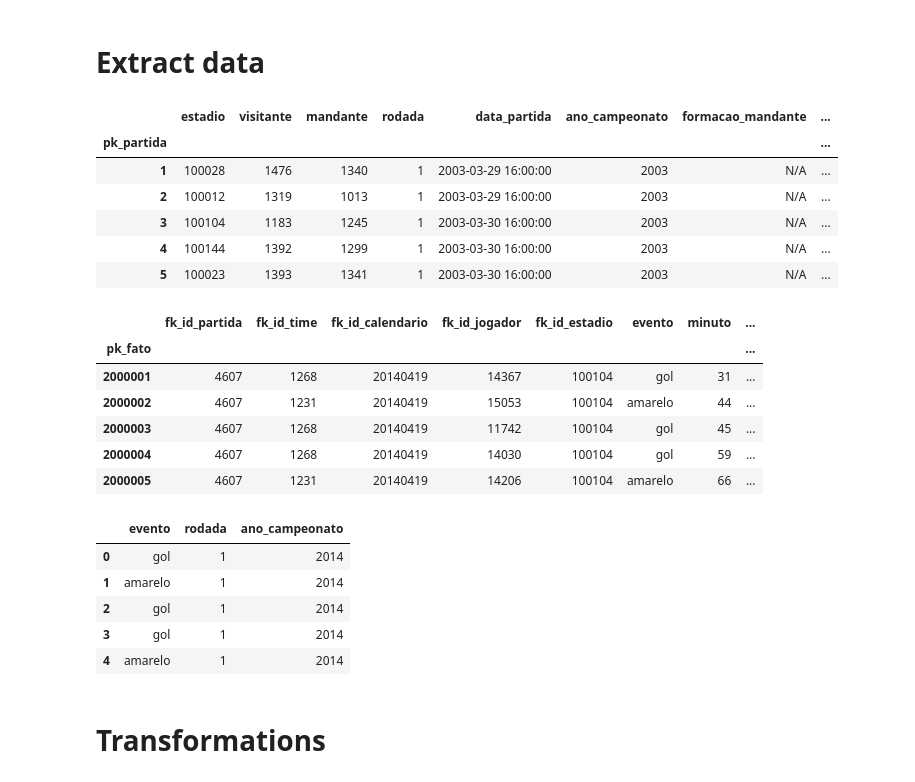
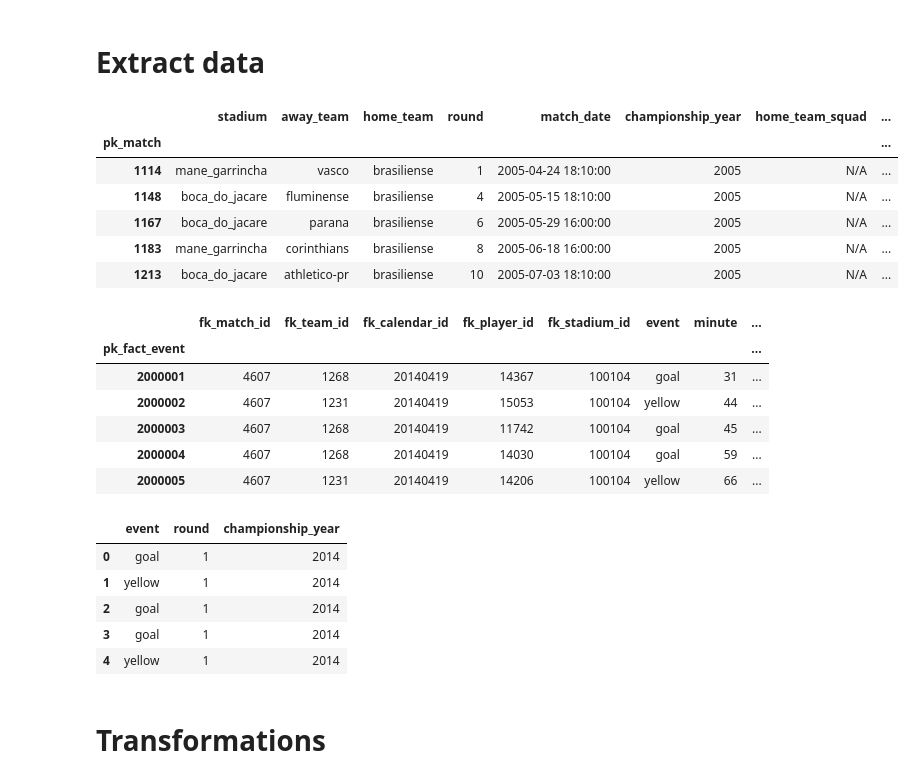
Before and after one commit to igoravelli/brazilian_soccer_championship_analysis, a Jupyter notebook: Events_frequency_along_the_turns_.ipynb, the cells around one changed output. Saved outputs shown, nothing was run; the diff lists cells and outputs as text; code cells hidden in the pictures.

Commit message:
Adjusting translated table names

```diff
--- a/Events_frequency_along_the_turns_.ipynb
+++ b/Events_frequency_along_the_turns_.ipynb
@@ -19,60 +19,60 @@ auth.authenticate_user()
 
 
 project = 'brasileirao-362523'
-schema = 'exp_brasileirao'
+schema = '3_gold'
 location = 'US'
 
 client = bigquery.Client(project=project, location=location)
 # %% [markdown]
 # Extract data
 # %%
-# @title Get dimPartida data
-dim_partida = client.query(f"""
-      SELECT * FROM `{project}.{schema}.exp_dimPartida`
+# @title Get dimMatch data
+dim_match = client.query(f"""
+      SELECT * FROM `{project}.{schema}.dimMatch`
     """).to_dataframe()
 
-dim_partida.set_index('pk_partida', inplace=True)
-dim_partida.head()
+dim_match.set_index('pk_match', inplace=True)
+dim_match.head()
 # %% [output]
-|  | estadio | visitante | mandante | rodada | data_partida | ano_campeonato | formacao_mandante | ... |
-| pk_partida |  |  |  |  |  |  |  | ... |
-| 1 | 100028 | 1476 | 1340 | 1 | 2003-03-29 16:00:00 | 2003 | N/A | ... |
-| 2 | 100012 | 1319 | 1013 | 1 | 2003-03-29 16:00:00 | 2003 | N/A | ... |
-| 3 | 100104 | 1183 | 1245 | 1 | 2003-03-30 16:00:00 | 2003 | N/A | ... |
-| 4 | 100144 | 1392 | 1299 | 1 | 2003-03-30 16:00:00 | 2003 | N/A | ... |
-| 5 | 100023 | 1393 | 1341 | 1 | 2003-03-30 16:00:00 | 2003 | N/A | ... |
+|  | stadium | away_team | home_team | round | match_date | championship_year | home_team_squad | ... |
+| pk_match |  |  |  |  |  |  |  | ... |
+| 1114 | mane_garrincha | vasco | brasiliense | 1 | 2005-04-24 18:10:00 | 2005 | N/A | ... |
+| 1148 | boca_do_jacare | fluminense | brasiliense | 4 | 2005-05-15 18:10:00 | 2005 | N/A | ... |
+| 1167 | boca_do_jacare | parana | brasiliense | 6 | 2005-05-29 16:00:00 | 2005 | N/A | ... |
+| 1183 | mane_garrincha | corinthians | brasiliense | 8 | 2005-06-18 16:00:00 | 2005 | N/A | ... |
+| 1213 | boca_do_jacare | athletico-pr | brasiliense | 10 | 2005-07-03 18:10:00 | 2005 | N/A | ... |
 # %%
-# @title Get factEventos data
+# @title Get factEvents data
 ft_events = client.query(f"""
-      SELECT * FROM `{project}.{schema}.exp_fatoEventos`
+      SELECT * FROM `{project}.{schema}.factEvents`
     """).to_dataframe()
 
-ft_events.set_index('pk_fato', inplace=True)
+ft_events.set_index('pk_fact_event', inplace=True)
 ft_events.head()
 # %% [output]
-|  | fk_id_partida | fk_id_time | fk_id_calendario | fk_id_jogador | fk_id_estadio | evento | minuto | ... |
-| pk_fato |  |  |  |  |  |  |  | ... |
-| 2000001 | 4607 | 1268 | 20140419 | 14367 | 100104 | gol | 31 | ... |
-| 2000002 | 4607 | 1231 | 20140419 | 15053 | 100104 | amarelo | 44 | ... |
-| 2000003 | 4607 | 1268 | 20140419 | 11742 | 100104 | gol | 45 | ... |
-| 2000004 | 4607 | 1268 | 20140419 | 14030 | 100104 | gol | 59 | ... |
-| 2000005 | 4607 | 1231 | 20140419 | 14206 | 100104 | amarelo | 66 | ... |
+|  | fk_match_id | fk_team_id | fk_calendar_id | fk_player_id | fk_stadium_id | event | minute | ... |
+| pk_fact_event |  |  |  |  |  |  |  | ... |
+| 2000001 | 4607 | 1268 | 20140419 | 14367 | 100104 | goal | 31 | ... |
+| 2000002 | 4607 | 1231 | 20140419 | 15053 | 100104 | yellow | 44 | ... |
+| 2000003 | 4607 | 1268 | 20140419 | 11742 | 100104 | goal | 45 | ... |
+| 2000004 | 4607 | 1268 | 20140419 | 14030 | 100104 | goal | 59 | ... |
+| 2000005 | 4607 | 1231 | 20140419 | 14206 | 100104 | yellow | 66 | ... |
 # %%
 # @title Join dimPartida, factEventos
-df_analysis = ft_events.merge(dim_partida, left_on='fk_id_partida', right_on='pk_partida', how='inner')
+df_analysis = ft_events.merge(dim_match, left_on='fk_match_id', right_on='pk_match', how='inner')
 
-df_analysis = df_analysis[["evento","rodada","ano_campeonato"]]
+df_analysis = df_analysis[["event","round","championship_year"]]
 
 # df_analysis = df_analysis.sort_values(['fk_id_partida'])
 
 df_analysis.head()
 # %% [output]
-|  | evento | rodada | ano_campeonato |
-| 0 | gol | 1 | 2014 |
-| 1 | amarelo | 1 | 2014 |
-| 2 | gol | 1 | 2014 |
-| 3 | gol | 1 | 2014 |
-| 4 | amarelo | 1 | 2014 |
+|  | event | round | championship_year |
+| 0 | goal | 1 | 2014 |
+| 1 | yellow | 1 | 2014 |
+| 2 | goal | 1 | 2014 |
+| 3 | goal | 1 | 2014 |
+| 4 | yellow | 1 | 2014 |
 # %% [markdown]
 # Transformations
 # %%
```
Also changed, not shown: parts of 3 cells of this notebook.
